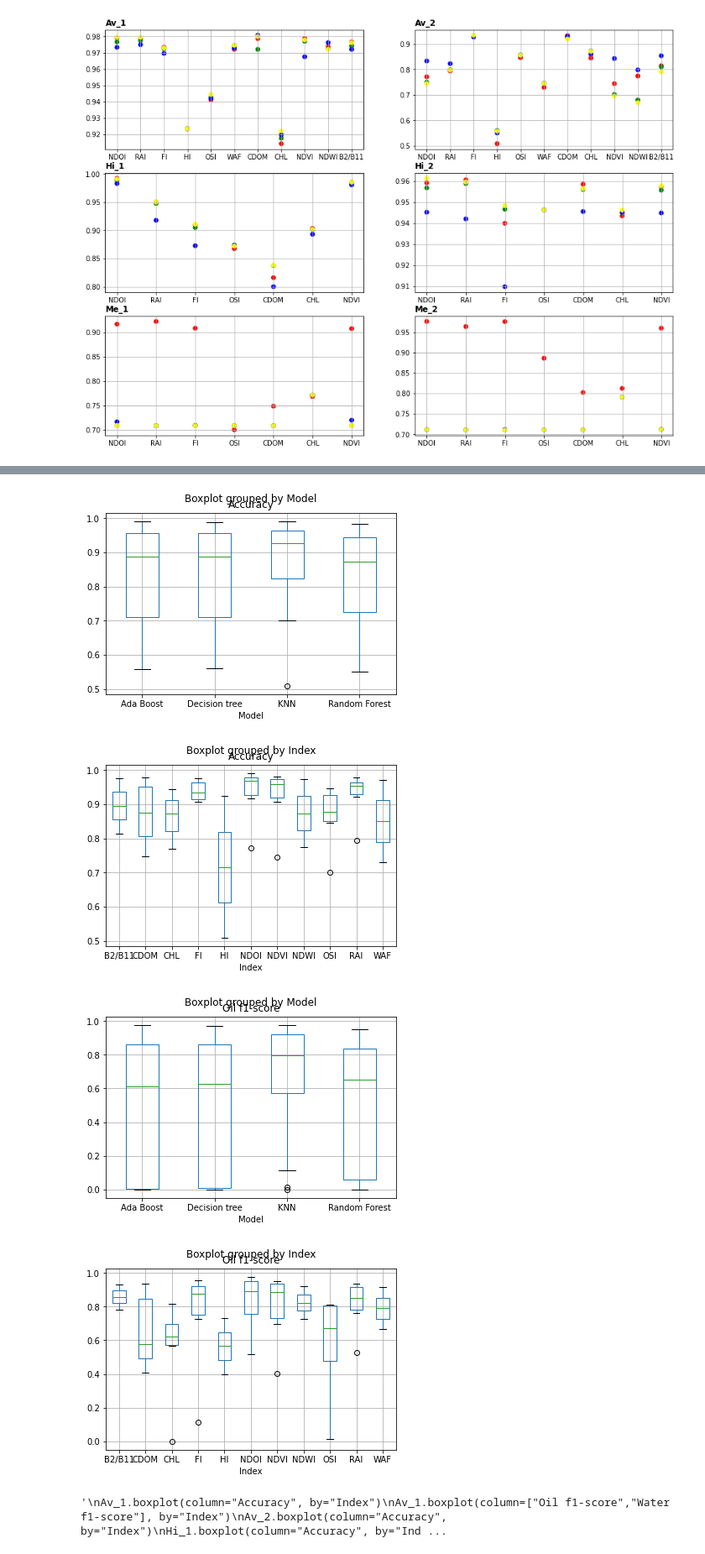
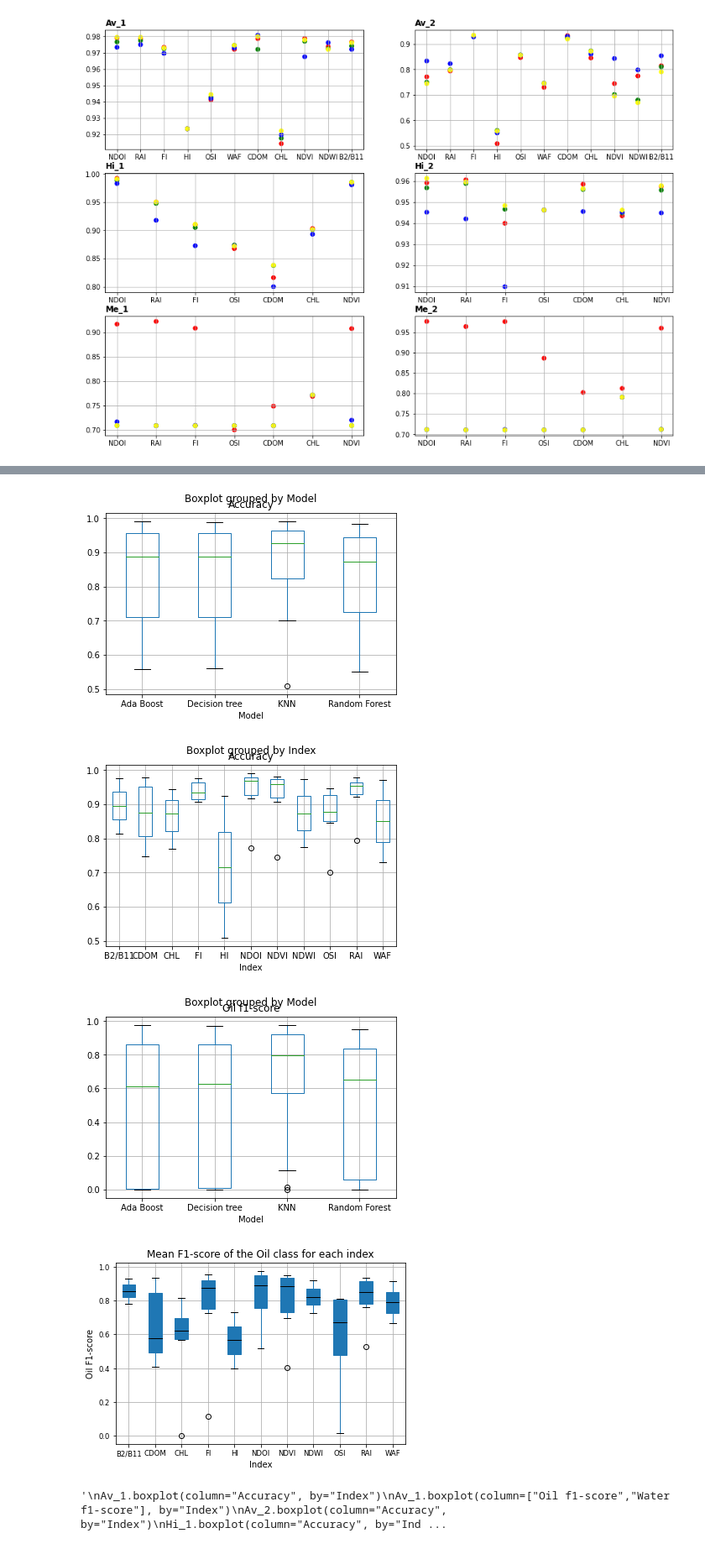
Before and after one commit to AmbarJade/NDOI-index, a Jupyter notebook: Error_representation.ipynb, the cells around one changed output, grey strips where cells are left out. Shown: that part at 84% size. Drawn from its saved outputs; the diff is of its cells as text; code cells hidden in the pictures.

Commit message:
Boxplot color and barplot

```diff
--- a/Error_representation.ipynb
+++ b/Error_representation.ipynb
@@ -40,5 +40,9 @@ df.boxplot(column="Accuracy", by="Model")
 df[df.Model == "KNN"].boxplot(column="Accuracy", by="Index")
 
 df.boxplot(column="Oil f1-score", by="Model")
-df[df.Model == "KNN"].boxplot(column="Oil f1-score", by="Index")
+df[df.Model == "KNN"].boxplot(column="Oil f1-score", by="Index", patch_artist = True,
+                              medianprops= dict(color= 'k', lw=1), fontsize=8.5)
+plt.ylabel("Oil F1-score")
+plt.suptitle(''); plt.title('Mean F1-score of the Oil class for each index')
+#plt.savefig("data/Index_BoxplotOilF1.eps", bbox_inches='tight',pad_inches = 0)
 # %% [output]
@@ -46,7 +49,7 @@ df[df.Model == "KNN"].boxplot(column="Oil f1-score", by="Index")
 [figure]
 [figure]
 [figure]
-[figure, old version]
+[figure, new version]
 # %%
 """
 Av_1.boxplot(column="Accuracy", by="Index")
```
Also changed, not shown: parts of 2 cells of this notebook.
